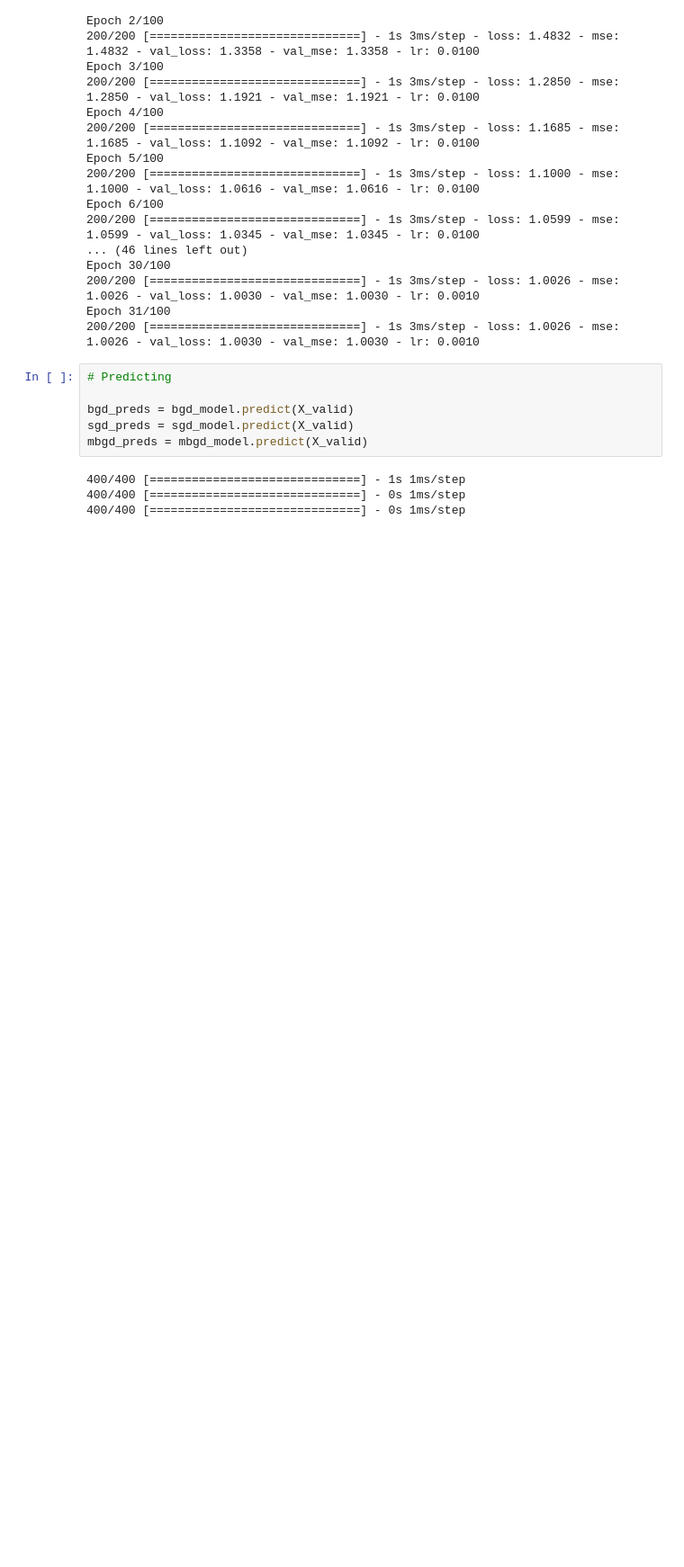
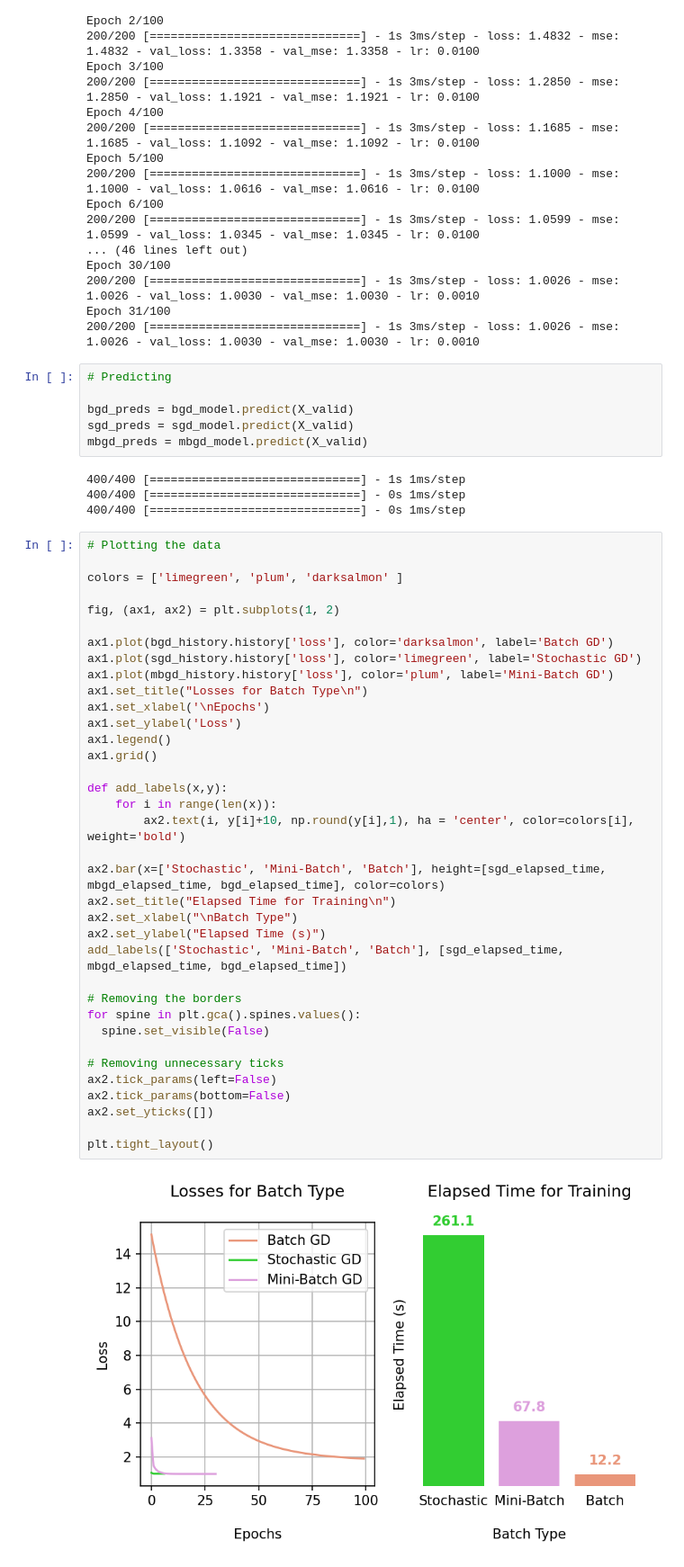
Before and after one commit to tqrahman/deep_learning, a Jupyter notebook: Types_of_Gradient_Descent.ipynb, the cells around one changed output. Shown at 90% size. Cells and saved outputs as stored; diff of their text form; blank space fills up the shorter version.

```diff
--- a/Types_of_Gradient_Descent.ipynb
+++ b/Types_of_Gradient_Descent.ipynb
@@ -228,4 +258,42 @@ mbgd_preds = mbgd_model.predict(X_valid)
 400/400 [==============================] - 1s 1ms/step
 400/400 [==============================] - 0s 1ms/step
 400/400 [==============================] - 0s 1ms/step
+# %%
+# Plotting the data
+
+colors = ['limegreen', 'plum', 'darksalmon' ]
+
+fig, (ax1, ax2) = plt.subplots(1, 2)
+
+ax1.plot(bgd_history.history['loss'], color='darksalmon', label='Batch GD')
+ax1.plot(sgd_history.history['loss'], color='limegreen', label='Stochastic GD')
+ax1.plot(mbgd_history.history['loss'], color='plum', label='Mini-Batch GD')
+ax1.set_title("Losses for Batch Type\n")
+ax1.set_xlabel('\nEpochs')
+ax1.set_ylabel('Loss')
+ax1.legend()
+ax1.grid()
+
+def add_labels(x,y):
+    for i in range(len(x)):
+        ax2.text(i, y[i]+10, np.round(y[i],1), ha = 'center', color=colors[i], weight='bold')
+
+ax2.bar(x=['Stochastic', 'Mini-Batch', 'Batch'], height=[sgd_elapsed_time, mbgd_elapsed_time, bgd_elapsed_time], color=colors)
+ax2.set_title("Elapsed Time for Training\n")
+ax2.set_xlabel("\nBatch Type")
+ax2.set_ylabel("Elapsed Time (s)")
+add_labels(['Stochastic', 'Mini-Batch', 'Batch'], [sgd_elapsed_time, mbgd_elapsed_time, bgd_elapsed_time])
+
+# Removing the borders
+for spine in plt.gca().spines.values():
+  spine.set_visible(False)
+
+# Removing unnecessary ticks
+ax2.tick_params(left=False)
+ax2.tick_params(bottom=False)
+ax2.set_yticks([])
+
+plt.tight_layout()
+# %% [output]
+[figure, added]
 # %%
```
Also changed, not shown: parts of 25 cells of this notebook.
